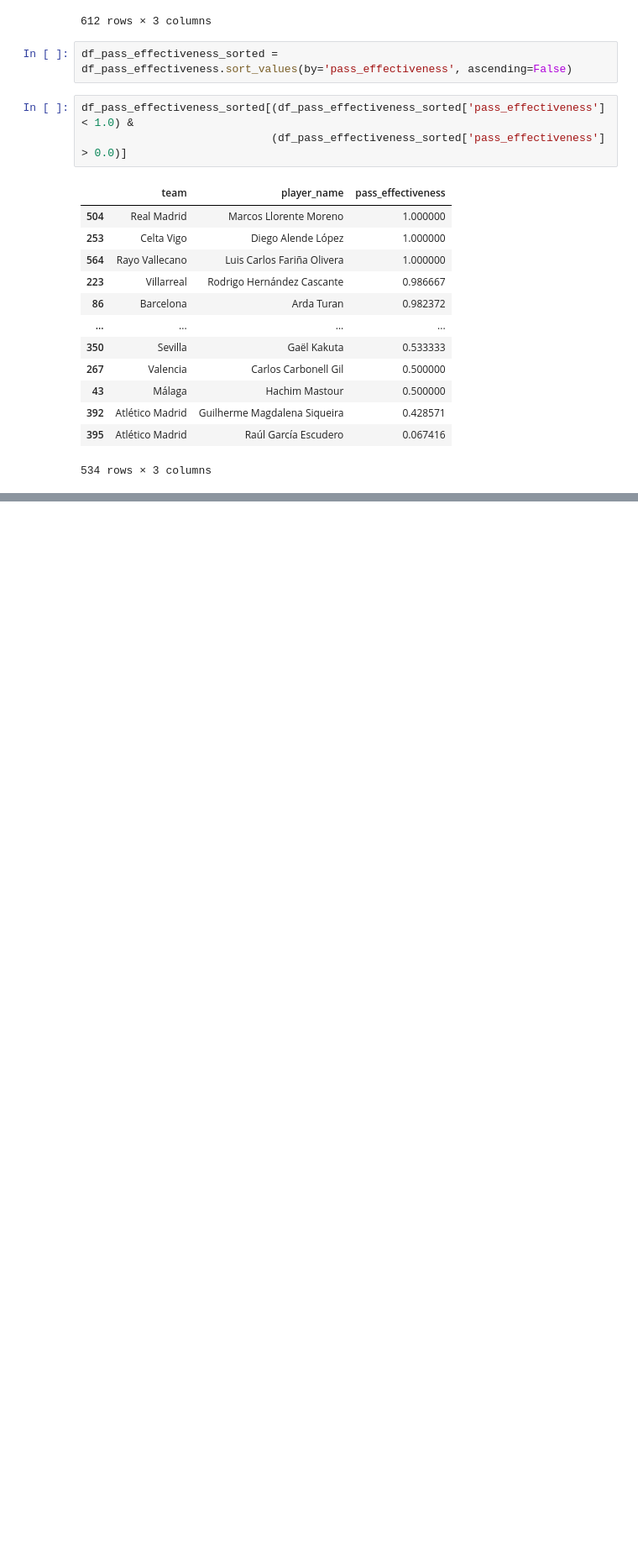
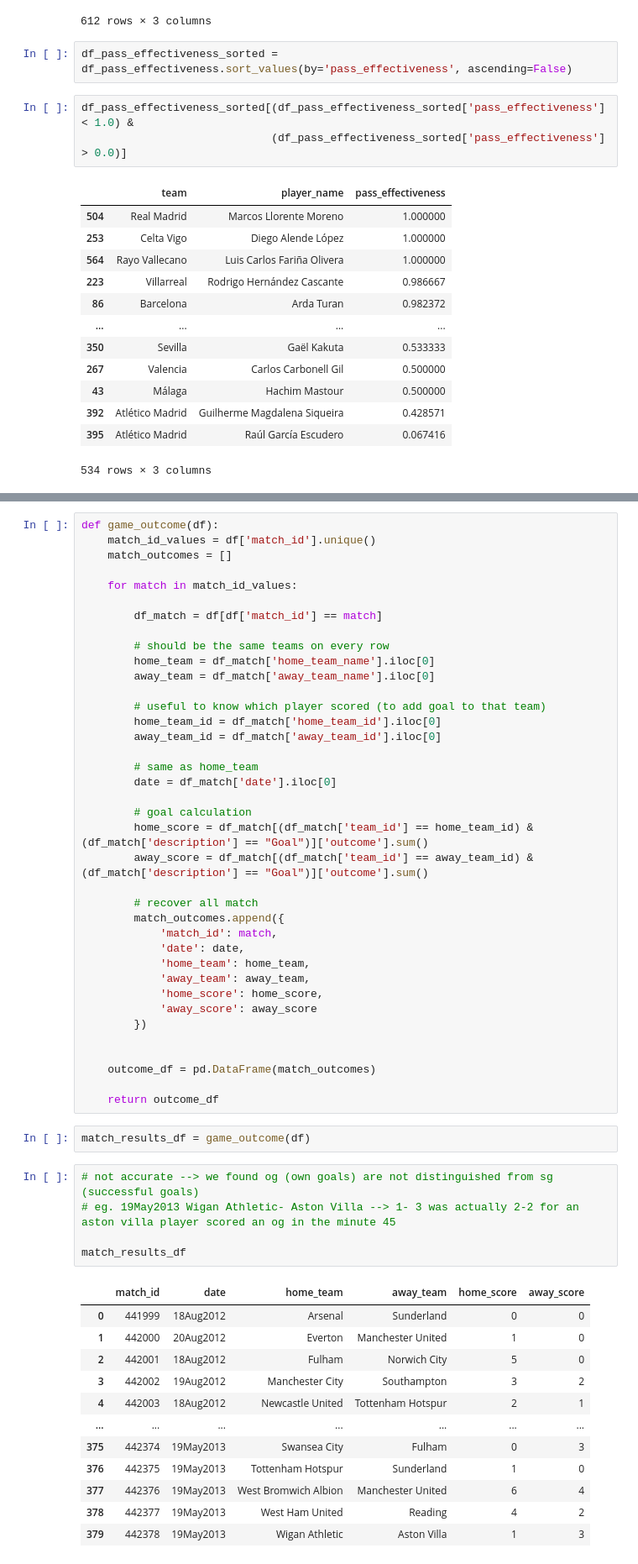
Before and after one commit to luisalawson/proyecto-TD8, a Jupyter notebook: PSLintento.ipynb, the cells around one changed output, grey strips where cells are left out. Shown at 84% size. Saved outputs shown, nothing was run; the diff lists cells and outputs as text; blank space fills up the shorter version.

```diff
--- a/PSLintento.ipynb
+++ b/PSLintento.ipynb
@@ -209,0 +357,58 @@ df_pass_effectiveness_sorted[(df_pass_effectiveness_sorted['pass_effectiveness']
+# %%
+def game_outcome(df):
+    match_id_values = df['match_id'].unique()
+    match_outcomes = []
+
+    for match in match_id_values:
+
+        df_match = df[df['match_id'] == match]
+
+        # should be the same teams on every row
+        home_team = df_match['home_team_name'].iloc[0]
+        away_team = df_match['away_team_name'].iloc[0]
+
+        # useful to know which player scored (to add goal to that team)
+        home_team_id = df_match['home_team_id'].iloc[0]
+        away_team_id = df_match['away_team_id'].iloc[0]
+
+        # same as home_team
+        date = df_match['date'].iloc[0]
+
+        # goal calculation
+        home_score = df_match[(df_match['team_id'] == home_team_id) & (df_match['description'] == "Goal")]['outcome'].sum()
+        away_score = df_match[(df_match['team_id'] == away_team_id) & (df_match['description'] == "Goal")]['outcome'].sum()
+
+        # recover all match
+        match_outcomes.append({
+            'match_id': match,
+            'date': date,
+            'home_team': home_team,
+            'away_team': away_team,
+            'home_score': home_score,
+            'away_score': away_score
+        })
+
+
+    outcome_df = pd.DataFrame(match_outcomes)
+
+    return outcome_df
+# %%
+match_results_df = game_outcome(df)
+# %%
+# not accurate --> we found og (own goals) are not distinguished from sg (successful goals)
+# eg. 19May2013	Wigan Athletic- Aston Villa	--> 1- 3 was actually 2-2 for an aston villa player scored an og in the minute 45
+
+match_results_df
+# %% [output]
+|  | match_id | date | home_team | away_team | home_score | away_score |
+| 0 | 441999 | 18Aug2012 | Arsenal | Sunderland | 0 | 0 |
+| 1 | 442000 | 20Aug2012 | Everton | Manchester United | 1 | 0 |
+| 2 | 442001 | 18Aug2012 | Fulham | Norwich City | 5 | 0 |
+| 3 | 442002 | 19Aug2012 | Manchester City | Southampton | 3 | 2 |
+| 4 | 442003 | 18Aug2012 | Newcastle United | Tottenham Hotspur | 2 | 1 |
+| ... | ... | ... | ... | ... | ... | ... |
+| 375 | 442374 | 19May2013 | Swansea City | Fulham | 0 | 3 |
+| 376 | 442375 | 19May2013 | Tottenham Hotspur | Sunderland | 1 | 0 |
+| 377 | 442376 | 19May2013 | West Bromwich Albion | Manchester United | 6 | 4 |
+| 378 | 442377 | 19May2013 | West Ham United | Reading | 4 | 2 |
+| 379 | 442378 | 19May2013 | Wigan Athletic | Aston Villa | 1 | 3 |
```
Also changed, not shown: parts of 23 cells of this notebook.
